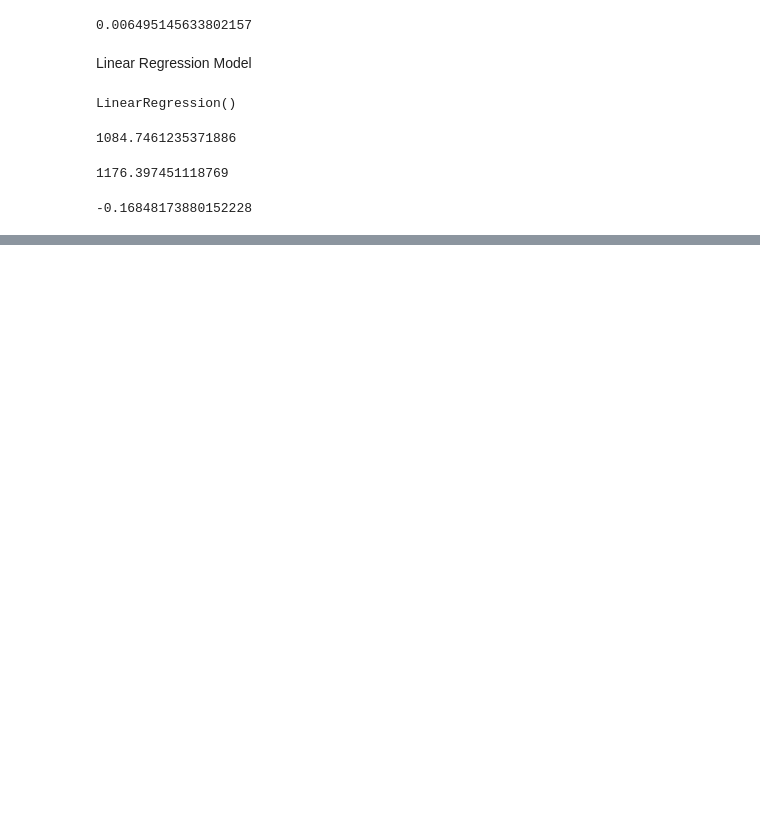
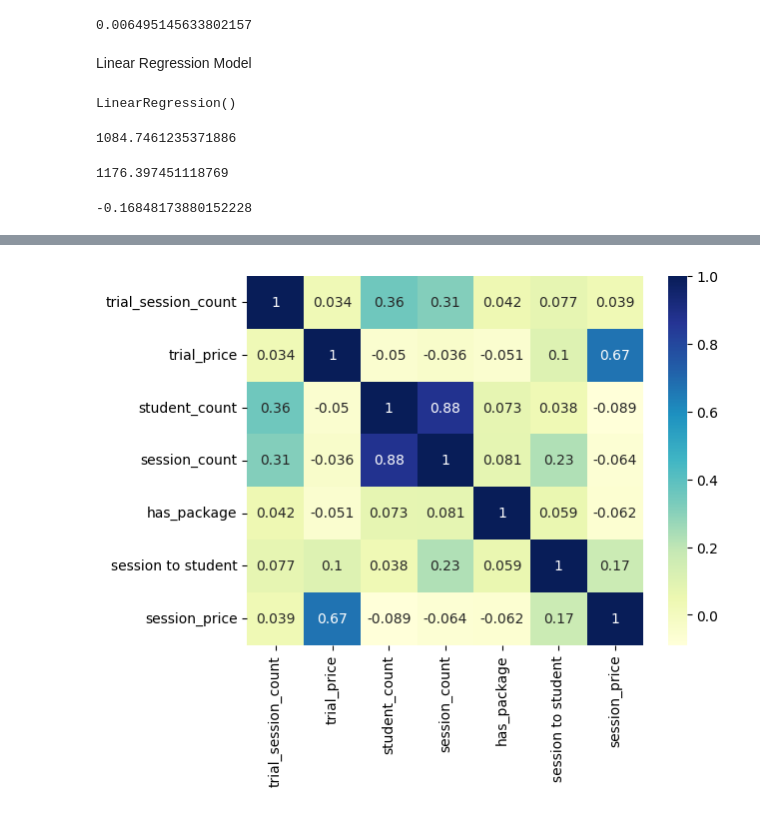
Before and after one commit to ernmin/Project4GA, a Jupyter notebook: prediction_model/prediction_model.ipynb, the cells around one changed output, grey strips where cells are left out. Drawn from its saved outputs; the diff is of its cells as text; code cells hidden in the pictures; blank space fills up the shorter version.

Commit message:
Add Correlation Matrix for each language group

```diff
--- a/prediction_model/prediction_model.ipynb
+++ b/prediction_model/prediction_model.ipynb
@@ -673,0 +676,17 @@ r2
+# %%
+def change_df_model_corr(df_model):
+    df_merge = pd.merge(df_user_course_info, df_pro_course, left_on='user_id', right_on='teacher_id', how='left')
+    df_merge_user = df_merge.groupby('user_id')[['student_count', 'session_count']].sum()
+    df_merge_session_price = df_merge.groupby('user_id')[['session_price']].mean()
+
+    df_merge_user = df_merge_user.reset_index()
+    df_merge_user_zero = df_merge_user[(df_merge_user['student_count'] > 10) & (df_merge_user['session_count'] > 10)]
+    df_merge_user_zero['session to student'] = df_merge_user_zero['session_count'] / df_merge_user_zero['student_count']
+    df_merge_user_zero = pd.merge(df_merge_user_zero, df_merge_session_price, left_on='user_id', right_on='user_id', how='left')
+    df_merge_user_zero = df_merge_user_zero[['user_id', 'session to student']]
+
+
+    df_join = pd.merge(df_model, df_merge_user_zero, left_on='teacher_id', right_on='user_id', how='left')
+    df_model = df_join[['trial_session_count', 'trial_price', 'student_count', 'session_count', 'has_package', 'session to student', 'session_price']]
+    # df_model = df_join[['trial_session_count', 'trial_price', 'has_package', 'session to student', 'session_price']]
+    return df_model
@@ -673,0 +704,12 @@ r2
+# %%
+def correlation_map(language):
+    df_model_corr = change_df_model_corr(language_is_tutor(language, True))
+    # df_model_corr = df_model_corr[(df_model_corr['student_count'] > 10) & (df_model_corr['session_count'] > 10)]
+    cor = df_model_corr[['trial_session_count', 'trial_price', 'student_count', 'session_count', 'has_package', 'session to student', 'session_price']].corr()
+
+    #plot correlation heatmapn
+    sns.heatmap(cor, cmap="YlGnBu", annot=True)
+# %%
+correlation_map('english')
+# %% [output]
+[figure, added]
```
Also changed, not shown: parts of 9 cells of this notebook, 1 other file.
